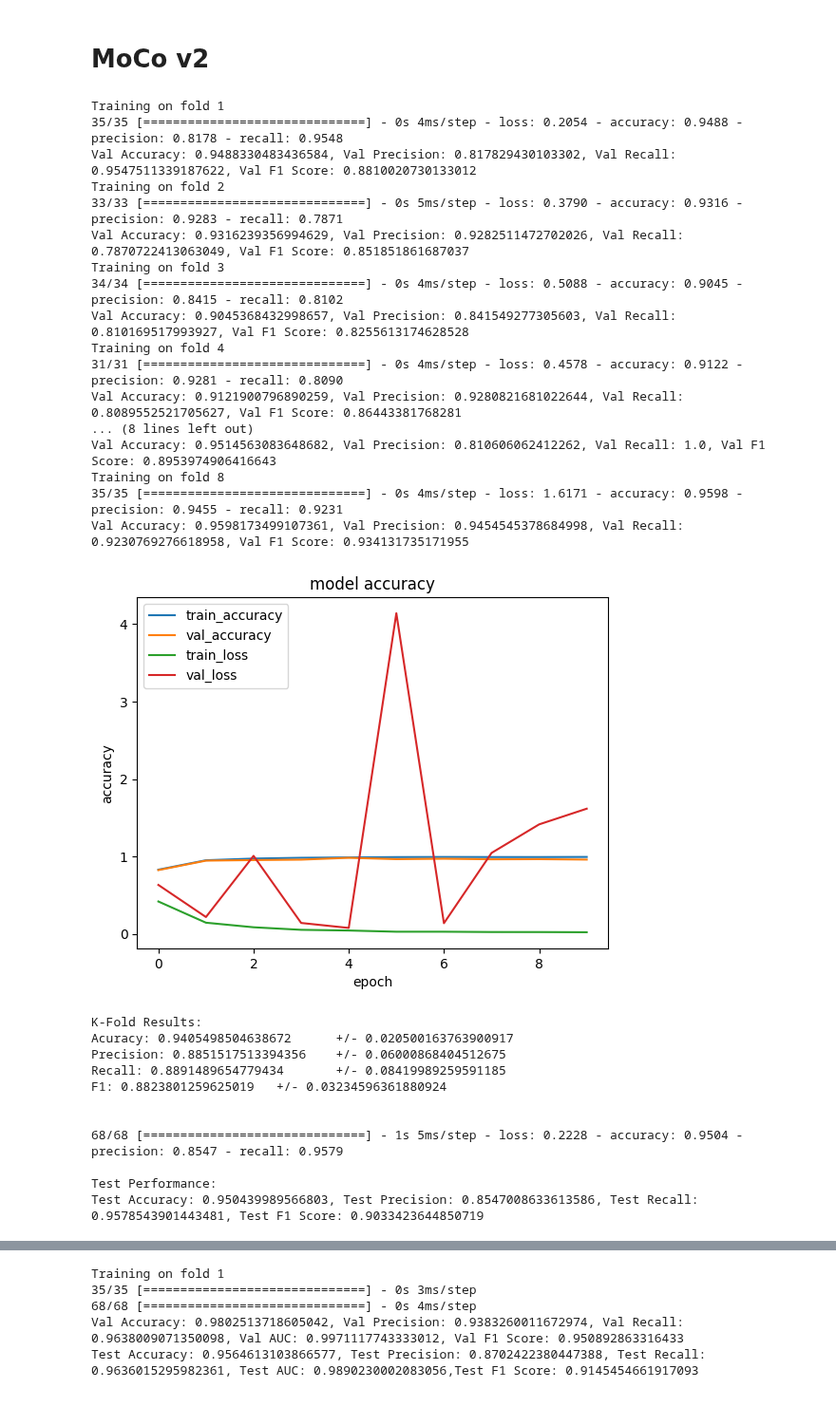
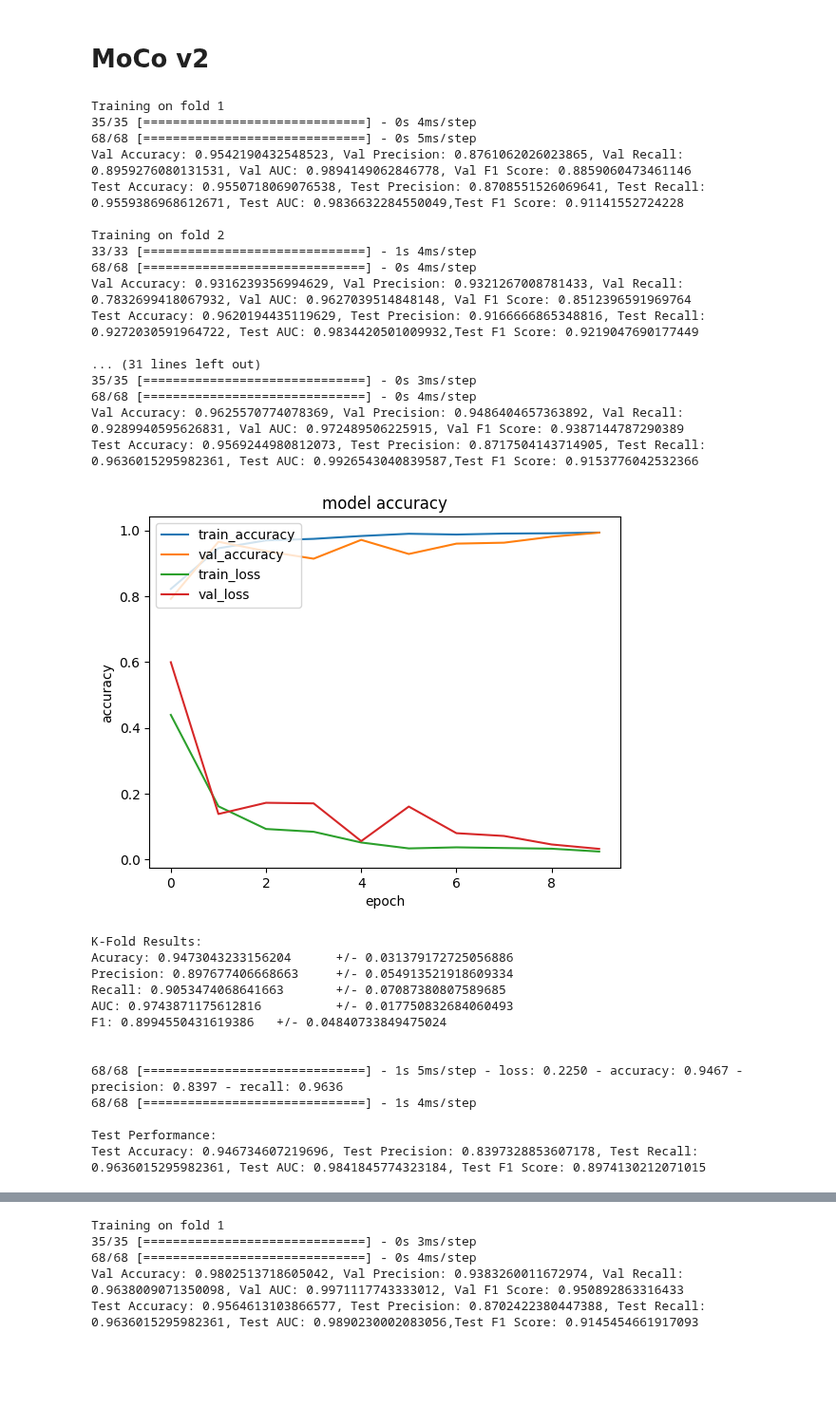
Before and after one commit to raaifhadadi/FYP, a Jupyter notebook: brugada_ssl_finetuning.ipynb, the cells around one changed output, grey strips where cells are left out. Shown at 95% size. Drawn from its saved outputs; the diff is of its cells as text; code cells hidden in the pictures; blank space fills up the shorter version.

Commit message:
Assess AUC scores on finetuned models

```diff
--- a/brugada_ssl_finetuning.ipynb
+++ b/brugada_ssl_finetuning.ipynb
@@ -606,37 +567,39 @@ Test Accuracy: 0.8480778336524963, Test Precision: 0.7449495196342468, Test Reca
 # %%
 # NO SMOTE
 # PTB-XL
-k_fold_finetune_resnet(8, X_train, Y_train, freeze_layers=6, batch_size=32, epochs=10, weights_path='model-weights/test_moco_model.h5', learning_rate=0.0005, num_classes=1)
+k_fold_finetune_resnet(8, X_train, Y_train, folds_train, X_train, Y_train, folds_train, freeze_layers=6, batch_size=32, epochs=10, weights_path='model-weights/test_moco_model.h5', learning_rate=0.0005, num_classes=1, name="resnet10_ptbxl_moco_no_smote_brugada.h5")
 # %% [output]
 Training on fold 1
-35/35 [==============================] - 0s 4ms/step - loss: 0.2054 - accuracy: 0.9488 - precision: 0.8178 - recall: 0.9548
-Val Accuracy: 0.9488330483436584, Val Precision: 0.817829430103302, Val Recall: 0.9547511339187622, Val F1 Score: 0.8810020730133012
+35/35 [==============================] - 0s 4ms/step
+68/68 [==============================] - 0s 5ms/step
+Val Accuracy: 0.9542190432548523, Val Precision: 0.8761062026023865, Val Recall: 0.8959276080131531, Val AUC: 0.9894149062846778, Val F1 Score: 0.8859060473461146
+Test Accuracy: 0.9550718069076538, Test Precision: 0.8708551526069641, Test Recall: 0.9559386968612671, Test AUC: 0.9836632284550049,Test F1 Score: 0.91141552724228
+
 Training on fold 2
-33/33 [==============================] - 0s 5ms/step - loss: 0.3790 - accuracy: 0.9316 - precision: 0.9283 - recall: 0.7871
-Val Accuracy: 0.9316239356994629, Val Precision: 0.9282511472702026, Val Recall: 0.7870722413063049, Val F1 Score: 0.851851861687037
-Training on fold 3
-34/34 [==============================] - 0s 4ms/step - loss: 0.5088 - accuracy: 0.9045 - precision: 0.8415 - recall: 0.8102
-Val Accuracy: 0.9045368432998657, Val Precision: 0.841549277305603, Val Recall: 0.810169517993927, Val F1 Score: 0.8255613174628528
-Training on fold 4
-31/31 [==============================] - 0s 4ms/step - loss: 0.4578 - accuracy: 0.9122 - precision: 0.9281 - recall: 0.8090
-Val Accuracy: 0.9121900796890259, Val Precision: 0.9280821681022644, Val Recall: 0.8089552521705627, Val F1 Score: 0.86443381768281
-... (8 lines left out)
-Val Accuracy: 0.9514563083648682, Val Precision: 0.810606062412262, Val Recall: 1.0, Val F1 Score: 0.8953974906416643
-Training on fold 8
-35/35 [==============================] - 0s 4ms/step - loss: 1.6171 - accuracy: 0.9598 - precision: 0.9455 - recall: 0.9231
-Val Accuracy: 0.9598173499107361, Val Precision: 0.9454545378684998, Val Recall: 0.9230769276618958, Val F1 Score: 0.934131735171955
+33/33 [==============================] - 1s 4ms/step
+68/68 [==============================] - 0s 4ms/step
+Val Accuracy: 0.9316239356994629, Val Precision: 0.9321267008781433, Val Recall: 0.7832699418067932, Val AUC: 0.9627039514848148, Val F1 Score: 0.8512396591969764
+Test Accuracy: 0.9620194435119629, Test Precision: 0.9166666865348816, Test Recall: 0.9272030591964722, Test AUC: 0.9834420501009932,Test F1 Score: 0.9219047690177449
+
+... (31 lines left out)
+35/35 [==============================] - 0s 3ms/step
+68/68 [==============================] - 0s 4ms/step
+Val Accuracy: 0.9625570774078369, Val Precision: 0.9486404657363892, Val Recall: 0.9289940595626831, Val AUC: 0.972489506225915, Val F1 Score: 0.9387144787290389
+Test Accuracy: 0.9569244980812073, Test Precision: 0.8717504143714905, Test Recall: 0.9636015295982361, Test AUC: 0.9926543040839587,Test F1 Score: 0.9153776042532366
-[figure, old version]
+[figure, new version]
 K-Fold Results:
-Acuracy: 0.9405498504638672      +/- 0.020500163763900917
-Precision: 0.8851517513394356    +/- 0.06000868404512675
-Recall: 0.8891489654779434       +/- 0.08419989259591185
-F1: 0.8823801259625019   +/- 0.03234596361880924
+Acuracy: 0.9473043233156204      +/- 0.031379172725056886
+Precision: 0.897677406668663     +/- 0.054913521918609334
+Recall: 0.9053474068641663       +/- 0.07087380807589685
+AUC: 0.9743871175612816          +/- 0.017750832684060493
+F1: 0.8994550431619386   +/- 0.04840733849475024
 
 
-68/68 [==============================] - 1s 5ms/step - loss: 0.2228 - accuracy: 0.9504 - precision: 0.8547 - recall: 0.9579
+68/68 [==============================] - 1s 5ms/step - loss: 0.2250 - accuracy: 0.9467 - precision: 0.8397 - recall: 0.9636
+68/68 [==============================] - 1s 4ms/step
 
 Test Performance:
-Test Accuracy: 0.950439989566803, Test Precision: 0.8547008633613586, Test Recall: 0.9578543901443481, Test F1 Score: 0.9033423644850719
+Test Accuracy: 0.946734607219696, Test Precision: 0.8397328853607178, Test Recall: 0.9636015295982361, Test AUC: 0.9841845774323184, Test F1 Score: 0.8974130212071015
 # %%
 # NO SMOTE
 # BARD
```
Also changed, not shown: parts of 10 cells of this notebook.
